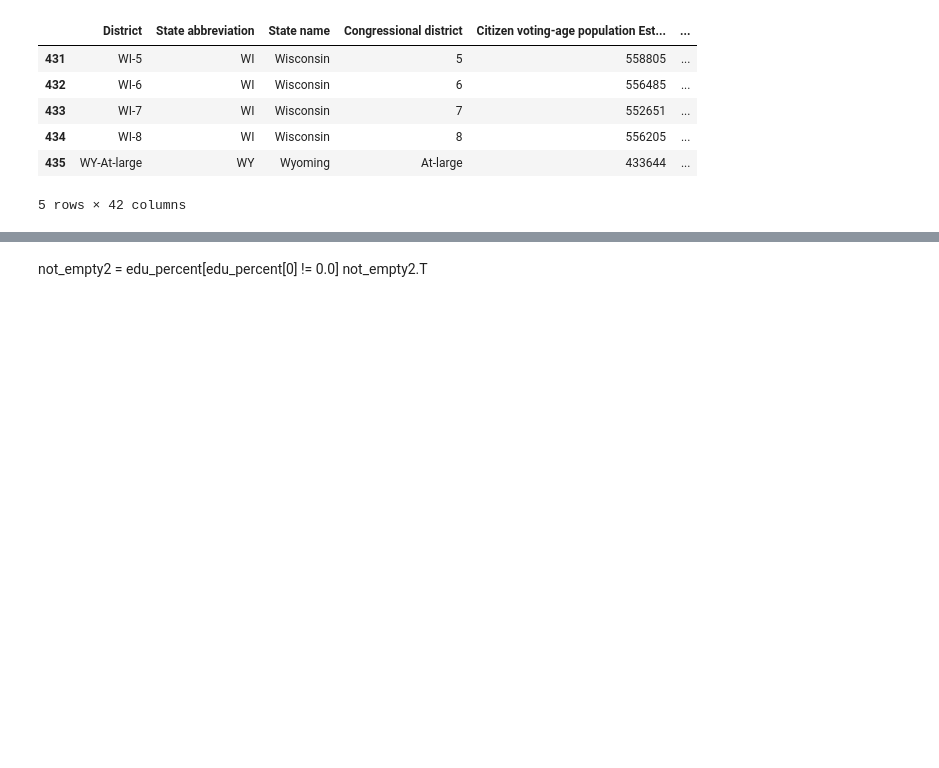
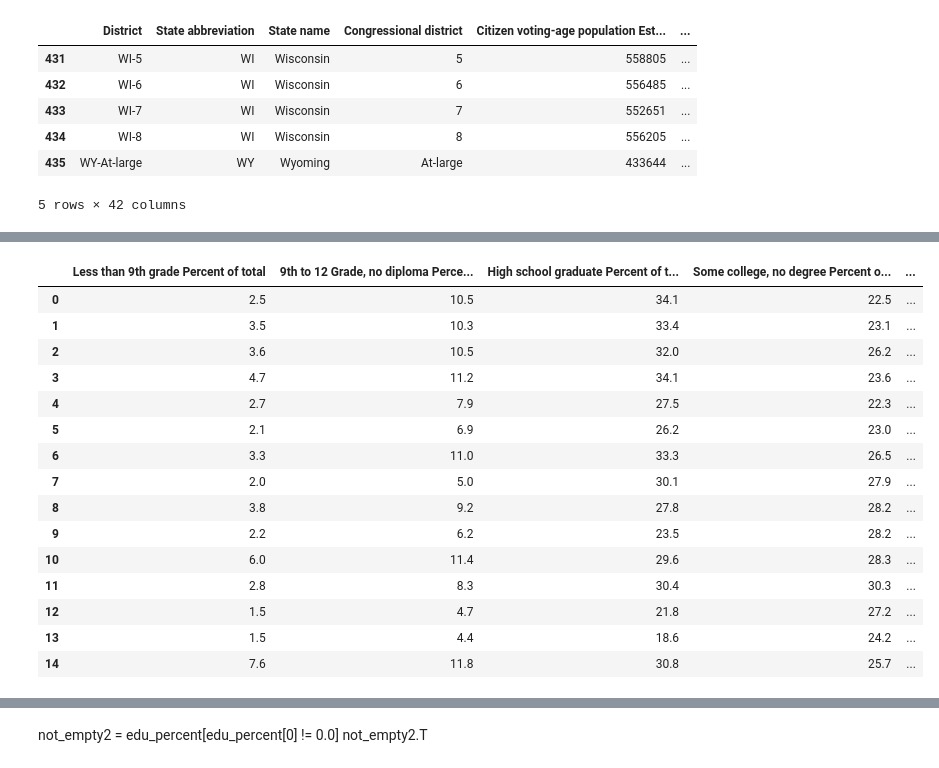
Before and after one commit to tthoang/Reading-Between-the-Gerrymandered-Lines, a Jupyter notebook: notebooks/demographics_eda.ipynb, the cells around one changed output, grey strips where cells are left out. Drawn from its saved outputs; the diff is of its cells as text; code cells hidden in the pictures; blank space fills up the shorter version.

```diff
--- a/notebooks/demographics_eda.ipynb
+++ b/notebooks/demographics_eda.ipynb
@@ -716,0 +748,10 @@ edu_percent = voting_ed[['Less than 9th grade Percent of total',
+# %%
+edu_percent = voting_ed[['Less than 9th grade Percent of total',
+       '9th to 12 Grade, no diploma Percent of total',
+       'High school graduate Percent of total',
+       'Some college, no degree Percent of total',
+       'Associates degree Percent of total',
+       'Bachelors degree Percent of total',
+       'Graduate degree Percent of total',
+       'High school or more Percent of total',
+       'Bachelors degree or more Percent of total']]
@@ -716,0 +767,7 @@ edu_percent = voting_ed[['Less than 9th grade Percent of total',
+# %%
+edu_percent_cleaned = []
+for ind,row in edu_percent.iterrows():
+    not_empty = row[row != 0.0]
+    edu_percent_cleaned.append(not_empty)
+edu_pct_cln = pd.concat(edu_percent_cleaned, axis=1).T
+edu_pct_cln
@@ -716,0 +788,32 @@ edu_percent = voting_ed[['Less than 9th grade Percent of total',
+# %%
+edu_pct_cln['full_count'] = edu_pct_cln.apply(lambda x: x.count(), axis=1)
+# %%
+edu_pct_cln['less_than_9th_pct_value']= edu_pct_cln['Less than 9th grade Percent of total']/(100/edu_pct_cln['full_count'])
+edu_pct_cln['9th_to_12th_pct_value']= edu_pct_cln['9th to 12 Grade, no diploma Percent of total']/(100/edu_pct_cln['full_count'])
+edu_pct_cln['hs_grad_pct_value']= edu_pct_cln['High school graduate Percent of total']/(100/edu_pct_cln['full_count'])
+edu_pct_cln['some_college_pct_value']= edu_pct_cln['Some college, no degree Percent of total']/(100/edu_pct_cln['full_count'])
+edu_pct_cln['assoc_degree_pct_value']= edu_pct_cln['Associates degree Percent of total']/(100/edu_pct_cln['full_count'])
+edu_pct_cln['bachelor_degree_pct_value']= edu_pct_cln['Bachelors degree Percent of total']/(100/edu_pct_cln['full_count'])
+edu_pct_cln['grad_degree_pct_value']= edu_pct_cln['Graduate degree Percent of total']/(100/edu_pct_cln['full_count'])
+edu_pct_cln['hs_or_more_pct_value']= edu_pct_cln['High school or more Percent of total']/(100/edu_pct_cln['full_count'])
+edu_pct_cln['bachelor_or_more_pct_value']= edu_pct_cln['Bachelors degree or more Percent of total']/(100/edu_pct_cln['full_count'])
+# %%
+edu_pct_cln['number'] = np.arange(edu_pct_cln.shape[0])
+edu_pct_cln.head(15)
+# %% [output]
+|  | Less than 9th grade Percent of total | 9th to 12 Grade, no diploma Perce... | High school graduate Percent of t... | Some college, no degree Percent o... | ... |
+| 0 | 2.5 | 10.5 | 34.1 | 22.5 | ... |
+| 1 | 3.5 | 10.3 | 33.4 | 23.1 | ... |
+| 2 | 3.6 | 10.5 | 32.0 | 26.2 | ... |
+| 3 | 4.7 | 11.2 | 34.1 | 23.6 | ... |
+| 4 | 2.7 | 7.9 | 27.5 | 22.3 | ... |
+| 5 | 2.1 | 6.9 | 26.2 | 23.0 | ... |
+| 6 | 3.3 | 11.0 | 33.3 | 26.5 | ... |
+| 7 | 2.0 | 5.0 | 30.1 | 27.9 | ... |
+| 8 | 3.8 | 9.2 | 27.8 | 28.2 | ... |
+| 9 | 2.2 | 6.2 | 23.5 | 28.2 | ... |
+| 10 | 6.0 | 11.4 | 29.6 | 28.3 | ... |
+| 11 | 2.8 | 8.3 | 30.4 | 30.3 | ... |
+| 12 | 1.5 | 4.7 | 21.8 | 27.2 | ... |
+| 13 | 1.5 | 4.4 | 18.6 | 24.2 | ... |
+| 14 | 7.6 | 11.8 | 30.8 | 25.7 | ... |
```
Also changed, not shown: parts of 27 cells of this notebook.
